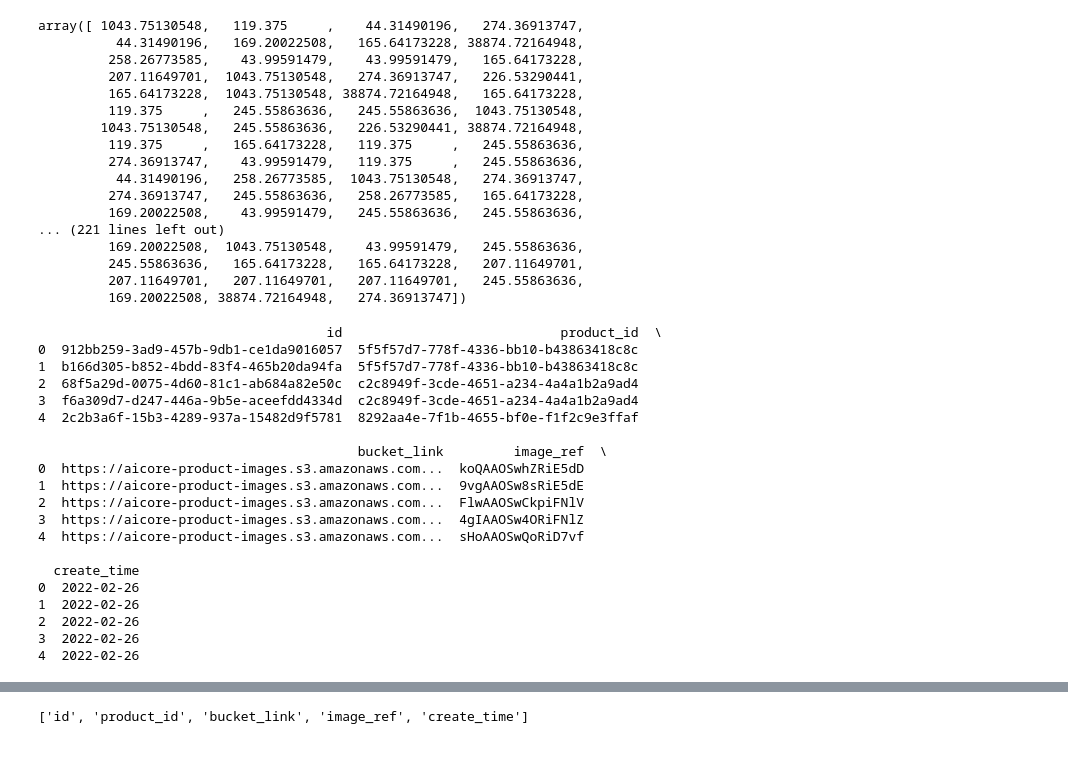
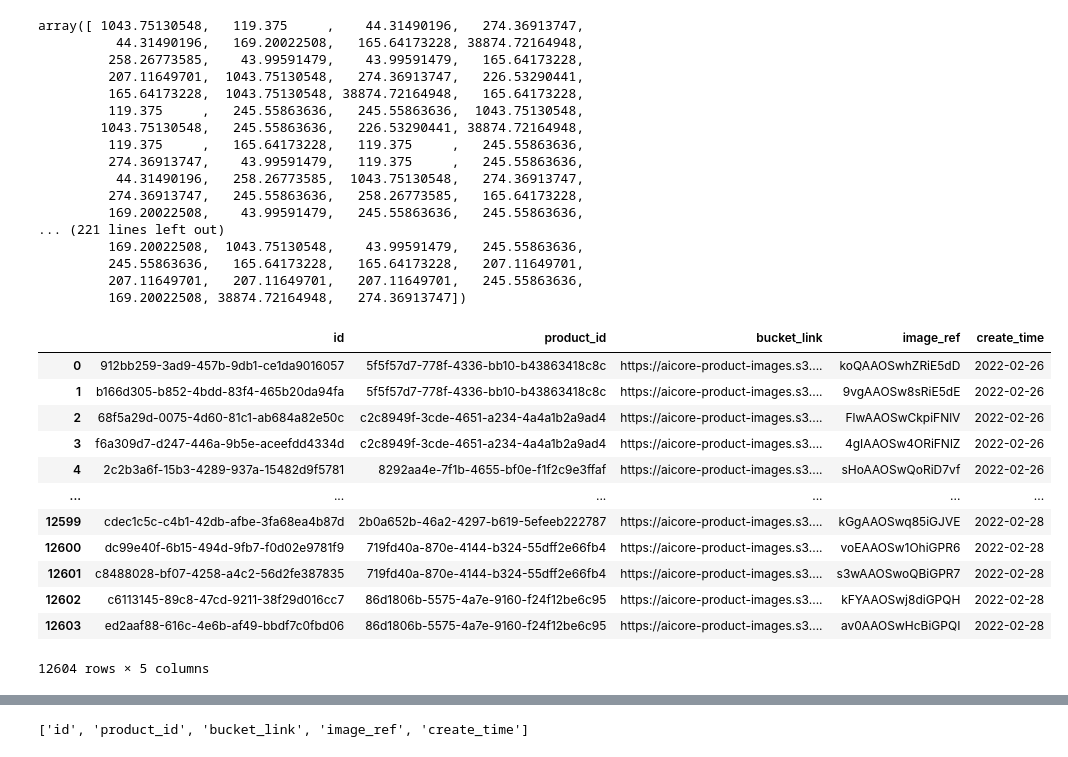
Before and after one commit to SaintpatrickII/facebook_ml, a Jupyter notebook: product_cleaned.ipynb, the cells around one changed output, grey strips where cells are left out. Cells and saved outputs as stored; diff of their text form; code cells hidden in the pictures.

```diff
--- a/product_cleaned.ipynb
+++ b/product_cleaned.ipynb
@@ -322,26 +322,20 @@ array([ 1043.75130548,   119.375     ,    44.31490196,   274.36913747,
          169.20022508, 38874.72164948,   274.36913747])
 # %%
 df_image_uuid = pd.read_json('/Users/paddy/Desktop/AiCore/facebook_ml/images.json')
-print(df_image_uuid.head())
+# print(df_image_uuid.head())
+df_image_uuid
 # %% [output]
+|  | id | product_id | bucket_link | image_ref | create_time |
+| 0 | 912bb259-3ad9-457b-9db1-ce1da9016057 | 5f5f57d7-778f-4336-bb10-b43863418c8c | https://aicore-product-images.s3.... | koQAAOSwhZRiE5dD | 2022-02-26 |
+| 1 | b166d305-b852-4bdd-83f4-465b20da94fa | 5f5f57d7-778f-4336-bb10-b43863418c8c | https://aicore-product-images.s3.... | 9vgAAOSw8sRiE5dE | 2022-02-26 |
+| 2 | 68f5a29d-0075-4d60-81c1-ab684a82e50c | c2c8949f-3cde-4651-a234-4a4a1b2a9ad4 | https://aicore-product-images.s3.... | FlwAAOSwCkpiFNlV | 2022-02-26 |
+| 3 | f6a309d7-d247-446a-9b5e-aceefdd4334d | c2c8949f-3cde-4651-a234-4a4a1b2a9ad4 | https://aicore-product-images.s3.... | 4gIAAOSw4ORiFNlZ | 2022-02-26 |
+| 4 | 2c2b3a6f-15b3-4289-937a-15482d9f5781 | 8292aa4e-7f1b-4655-bf0e-f1f2c9e3ffaf | https://aicore-product-images.s3.... | sHoAAOSwQoRiD7vf | 2022-02-26 |
+| ... | ... | ... | ... | ... | ... |
+| 12599 | cdec1c5c-c4b1-42db-afbe-3fa68ea4b87d | 2b0a652b-46a2-4297-b619-5efeeb222787 | https://aicore-product-images.s3.... | kGgAAOSwq85iGJVE | 2022-02-28 |
+| 12600 | dc99e40f-6b15-494d-9fb7-f0d02e9781f9 | 719fd40a-870e-4144-b324-55dff2e66fb4 | https://aicore-product-images.s3.... | voEAAOSw1OhiGPR6 | 2022-02-28 |
+| 12601 | c8488028-bf07-4258-a4c2-56d2fe387835 | 719fd40a-870e-4144-b324-55dff2e66fb4 | https://aicore-product-images.s3.... | s3wAAOSwoQBiGPR7 | 2022-02-28 |
+| 12602 | c6113145-89c8-47cd-9211-38f29d016cc7 | 86d1806b-5575-4a7e-9160-f24f12be6c95 | https://aicore-product-images.s3.... | kFYAAOSwj8diGPQH | 2022-02-28 |
+| 12603 | ed2aaf88-616c-4e6b-af49-bbdf7c0fbd06 | 86d1806b-5575-4a7e-9160-f24f12be6c95 | https://aicore-product-images.s3.... | av0AAOSwHcBiGPQI | 2022-02-28 |
-                                     id                            product_id  \
-0  912bb259-3ad9-457b-9db1-ce1da9016057  5f5f57d7-778f-4336-bb10-b43863418c8c
-1  b166d305-b852-4bdd-83f4-465b20da94fa  5f5f57d7-778f-4336-bb10-b43863418c8c
-2  68f5a29d-0075-4d60-81c1-ab684a82e50c  c2c8949f-3cde-4651-a234-4a4a1b2a9ad4
-3  f6a309d7-d247-446a-9b5e-aceefdd4334d  c2c8949f-3cde-4651-a234-4a4a1b2a9ad4
-4  2c2b3a6f-15b3-4289-937a-15482d9f5781  8292aa4e-7f1b-4655-bf0e-f1f2c9e3ffaf
-
-                                         bucket_link         image_ref  \
-0  https://aicore-product-images.s3.amazonaws.com...  koQAAOSwhZRiE5dD
-1  https://aicore-product-images.s3.amazonaws.com...  9vgAAOSw8sRiE5dE
-2  https://aicore-product-images.s3.amazonaws.com...  FlwAAOSwCkpiFNlV
-3  https://aicore-product-images.s3.amazonaws.com...  4gIAAOSw4ORiFNlZ
-4  https://aicore-product-images.s3.amazonaws.com...  sHoAAOSwQoRiD7vf
-
-  create_time
-0  2022-02-26
-1  2022-02-26
-2  2022-02-26
-3  2022-02-26
-4  2022-02-26
+12604 rows × 5 columns
 # %%
```
Also changed, not shown: parts of 2 cells of this notebook.
